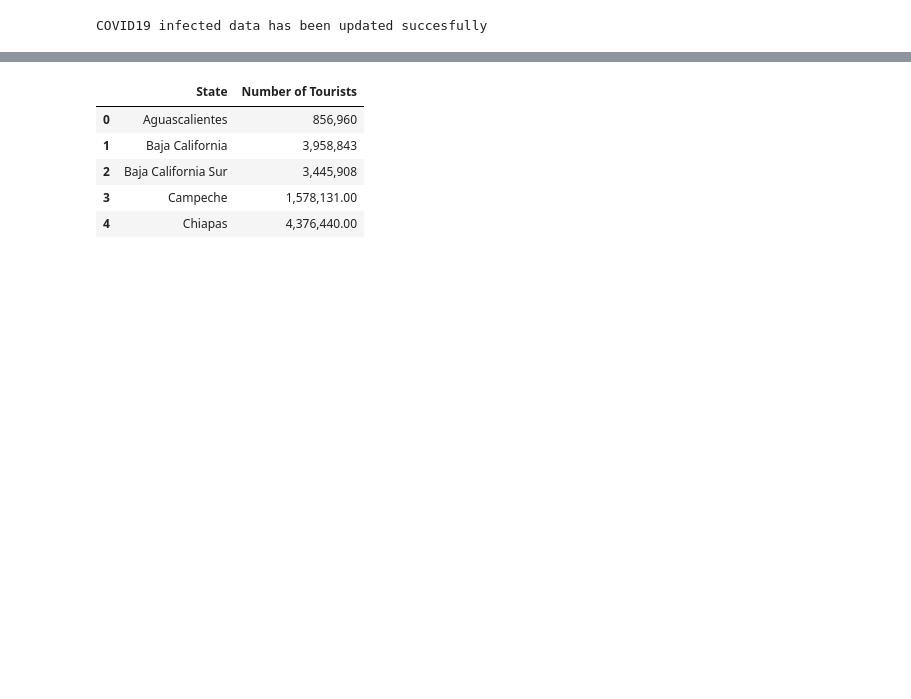
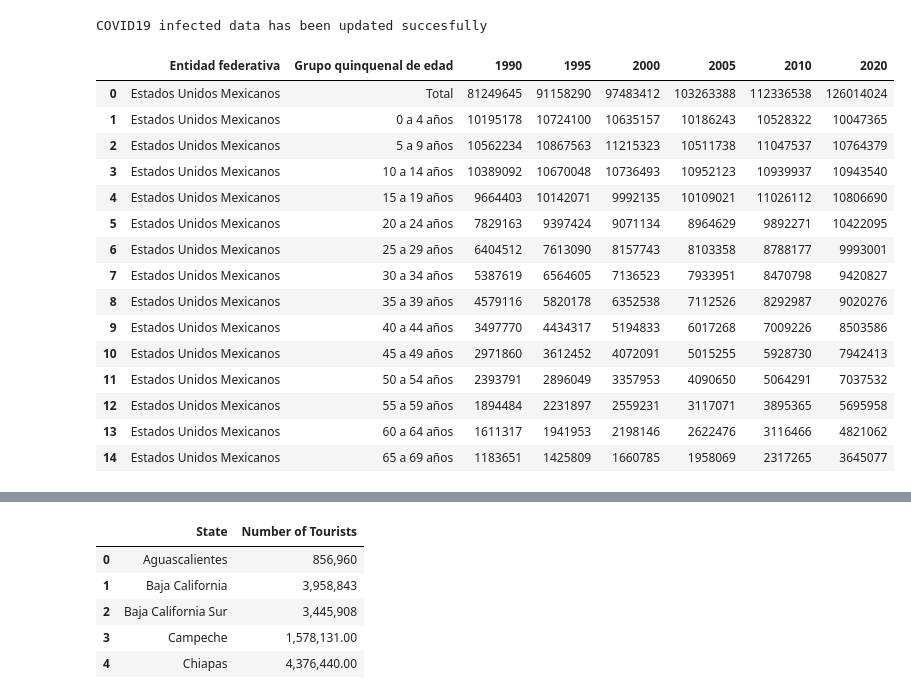
Before and after one commit to robmir22/Project1_Pygmalion, a Jupyter notebook: Project_Pygmalion.ipynb, the cells around one changed output, grey strips where cells are left out. Cells and saved outputs as stored; diff of their text form; code cells hidden in the pictures; blank space fills up the shorter version.

Commit message:
Clean data Crime and population

```diff
--- a/Project_Pygmalion.ipynb
+++ b/Project_Pygmalion.ipynb
@@ -125,0 +132,23 @@ COVID19 infected data has been updated succesfully
+# %%
+inegi = "raw_data/INEGI_Censo_Población_Vivienda_2020.csv"
+census = pd.read_csv(inegi)
+# %%
+census.head(15)
+#Remove Estados Unidos Mexicanos, keep only 2020 data and stay only with Total data (from age group)
+# %% [output]
+|  | Entidad federativa | Grupo quinquenal de edad | 1990 | 1995 | 2000 | 2005 | 2010 | 2020 |
+| 0 | Estados Unidos Mexicanos | Total | 81249645 | 91158290 | 97483412 | 103263388 | 112336538 | 126014024 |
+| 1 | Estados Unidos Mexicanos | 0 a 4 años | 10195178 | 10724100 | 10635157 | 10186243 | 10528322 | 10047365 |
+| 2 | Estados Unidos Mexicanos | 5 a 9 años | 10562234 | 10867563 | 11215323 | 10511738 | 11047537 | 10764379 |
+| 3 | Estados Unidos Mexicanos | 10 a 14 años | 10389092 | 10670048 | 10736493 | 10952123 | 10939937 | 10943540 |
+| 4 | Estados Unidos Mexicanos | 15 a 19 años | 9664403 | 10142071 | 9992135 | 10109021 | 11026112 | 10806690 |
+| 5 | Estados Unidos Mexicanos | 20 a 24 años | 7829163 | 9397424 | 9071134 | 8964629 | 9892271 | 10422095 |
+| 6 | Estados Unidos Mexicanos | 25 a 29 años | 6404512 | 7613090 | 8157743 | 8103358 | 8788177 | 9993001 |
+| 7 | Estados Unidos Mexicanos | 30 a 34 años | 5387619 | 6564605 | 7136523 | 7933951 | 8470798 | 9420827 |
+| 8 | Estados Unidos Mexicanos | 35 a 39 años | 4579116 | 5820178 | 6352538 | 7112526 | 8292987 | 9020276 |
+| 9 | Estados Unidos Mexicanos | 40 a 44 años | 3497770 | 4434317 | 5194833 | 6017268 | 7009226 | 8503586 |
+| 10 | Estados Unidos Mexicanos | 45 a 49 años | 2971860 | 3612452 | 4072091 | 5015255 | 5928730 | 7942413 |
+| 11 | Estados Unidos Mexicanos | 50 a 54 años | 2393791 | 2896049 | 3357953 | 4090650 | 5064291 | 7037532 |
+| 12 | Estados Unidos Mexicanos | 55 a 59 años | 1894484 | 2231897 | 2559231 | 3117071 | 3895365 | 5695958 |
+| 13 | Estados Unidos Mexicanos | 60 a 64 años | 1611317 | 1941953 | 2198146 | 2622476 | 3116466 | 4821062 |
+| 14 | Estados Unidos Mexicanos | 65 a 69 años | 1183651 | 1425809 | 1660785 | 1958069 | 2317265 | 3645077 |
```
Also changed, not shown: parts of 33 cells of this notebook, 5 other files.
